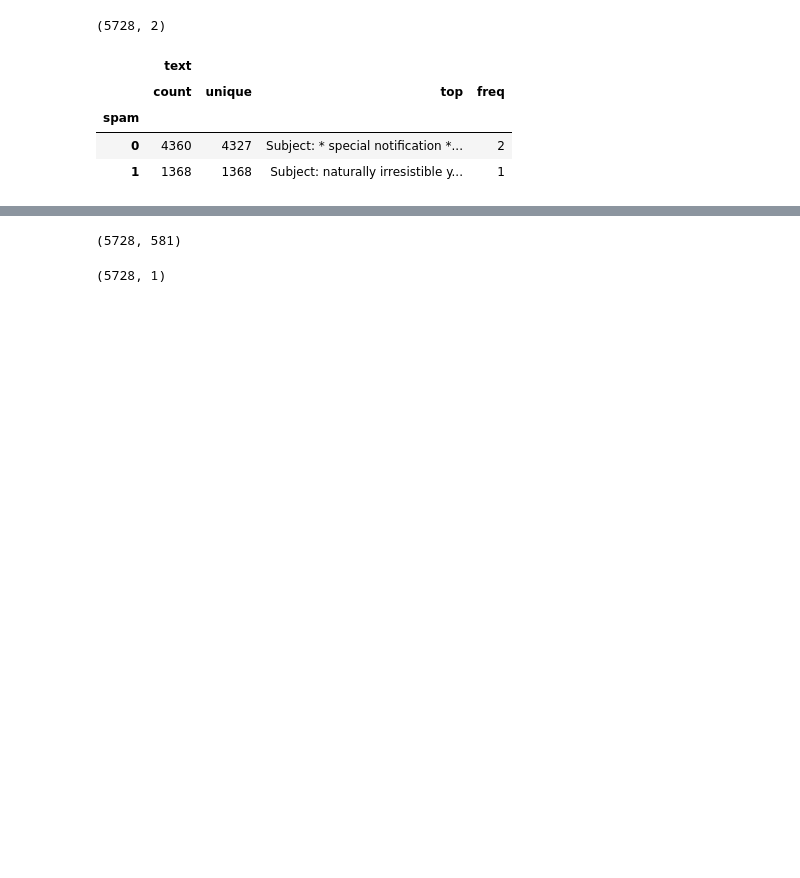
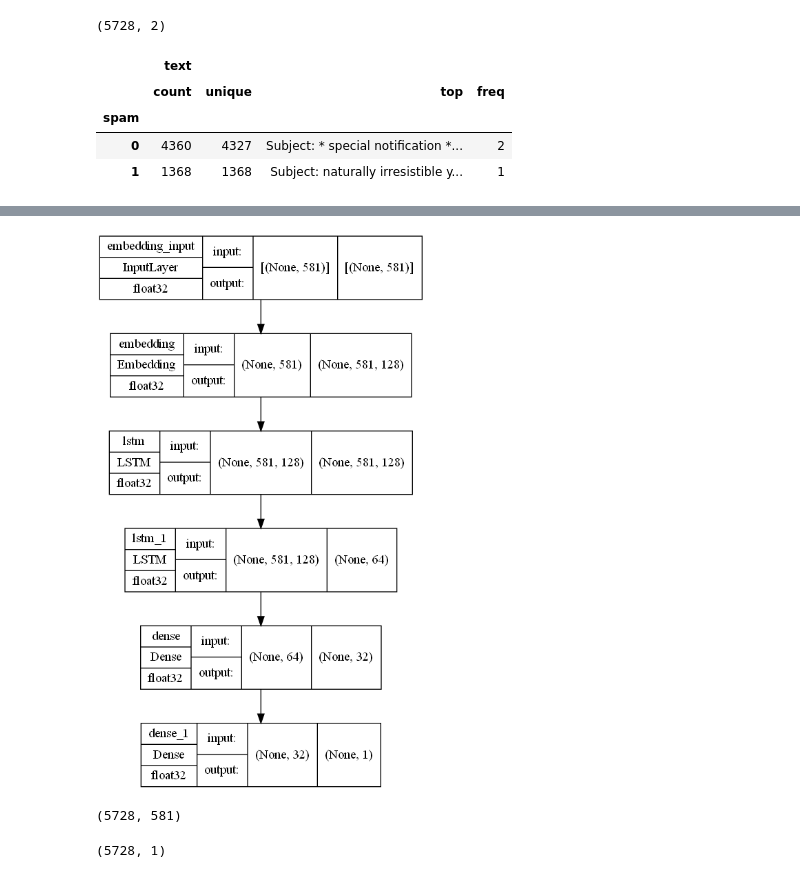
Before and after one commit to Enthusiast101/SpamDetector, a Jupyter notebook: ReferenceNotebook.ipynb, the cells around one changed output, grey strips where cells are left out. Saved outputs shown, nothing was run; the diff lists cells and outputs as text; code cells hidden in the pictures; blank space fills up the shorter version.

Commit message:
Model Changes

```diff
--- a/ReferenceNotebook.ipynb
+++ b/ReferenceNotebook.ipynb
@@ -193,9 +193,9 @@ from tensorflow.keras.layers import Dense
 from tensorflow.keras.layers import Dropout
 
 model = Sequential()
-model.add(Embedding(vocab_size, feature_dim ,input_length=max_length))
-model.add(Dropout(0.3))
-model.add(LSTM(100))
-model.add(Dropout(0.3))
+model.add(Embedding(vocab_size, 128, input_length=max_length, trainable=False))
+model.add(LSTM(units = 128, return_sequences = True, recurrent_dropout = 0.3, dropout = 0.5))
+model.add(LSTM(units = 64, recurrent_dropout = 0.3, dropout = 0.5))
+model.add(Dense(units = 32, activation = "relu"))
 model.add(Dense(1, activation="sigmoid"))
 model.compile(loss="binary_crossentropy", optimizer="adam", metrics=["accuracy"])
@@ -223,4 +226,8 @@ Non-trainable params: 0
 _________________________________________________________________
+# %%
+tf.keras.utils.plot_model(model, show_shapes=True, show_dtype=True)
+# %% [output]
+[figure, added]
 # %%
 X_final, y_final = np.array(embedded_words), np.array(y)
 # %%
```
Also changed, not shown: parts of 26 cells of this notebook, 8 other files.
